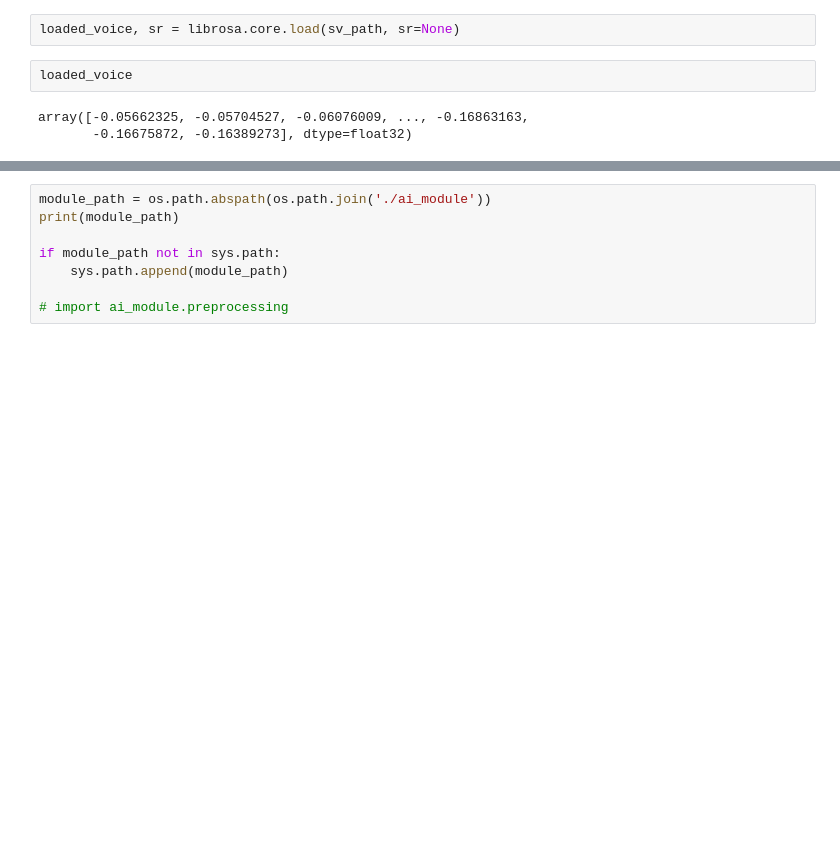
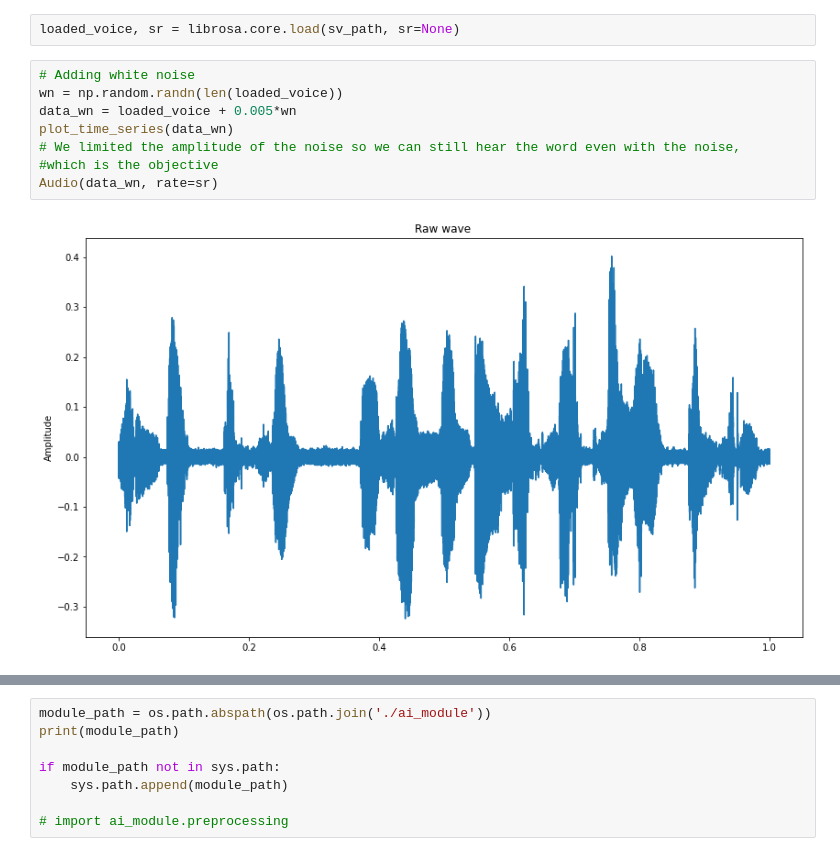
Before and after one commit to Kanciarzek/LanguageDetection, a Jupyter notebook: Debug.ipynb, the cells around one changed output, grey strips where cells are left out. Drawn from its saved outputs; the diff is of its cells as text; blank space fills up the shorter version.

```diff
--- a/Debug.ipynb
+++ b/Debug.ipynb
@@ -18,8 +22,13 @@ import librosa
 from librosa.display import specshow
 # %%
 loaded_voice, sr = librosa.core.load(sv_path, sr=None)
-# %%
-loaded_voice
-# %% [output]
-array([-0.05662325, -0.05704527, -0.06076009, ..., -0.16863163,
-       -0.16675872, -0.16389273], dtype=float32)
+# %%
+# Adding white noise
+wn = np.random.randn(len(loaded_voice))
+data_wn = loaded_voice + 0.005*wn
+plot_time_series(data_wn)
+# We limited the amplitude of the noise so we can still hear the word even with the noise,
+#which is the objective
+Audio(data_wn, rate=sr)
+# %% [output]
+[figure, added]
```
Also changed, not shown: parts of 10 cells of this notebook, 7 other files.
